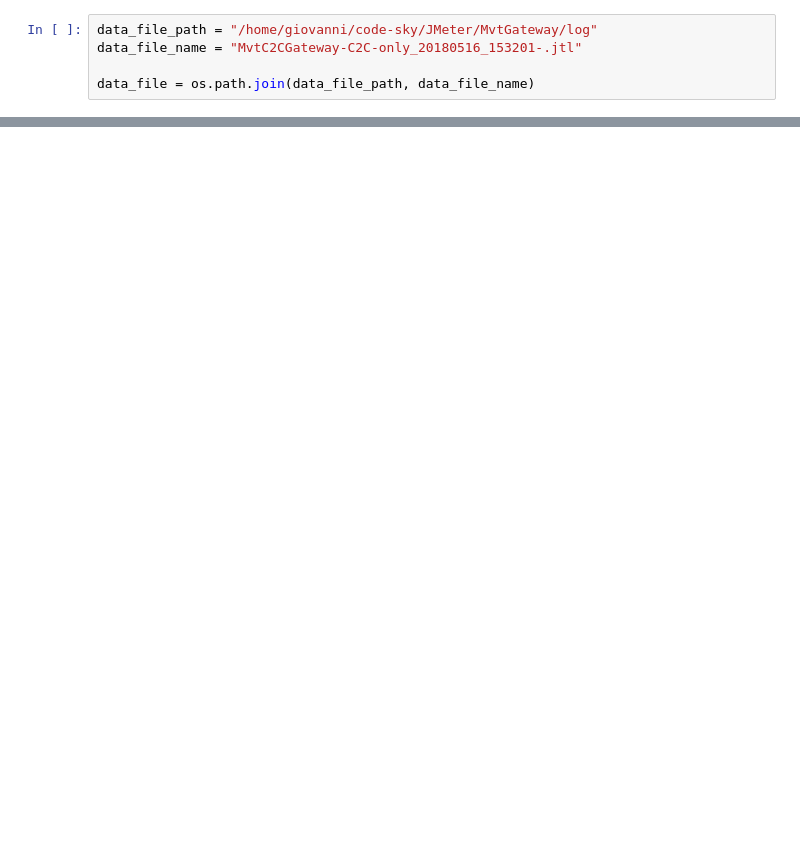
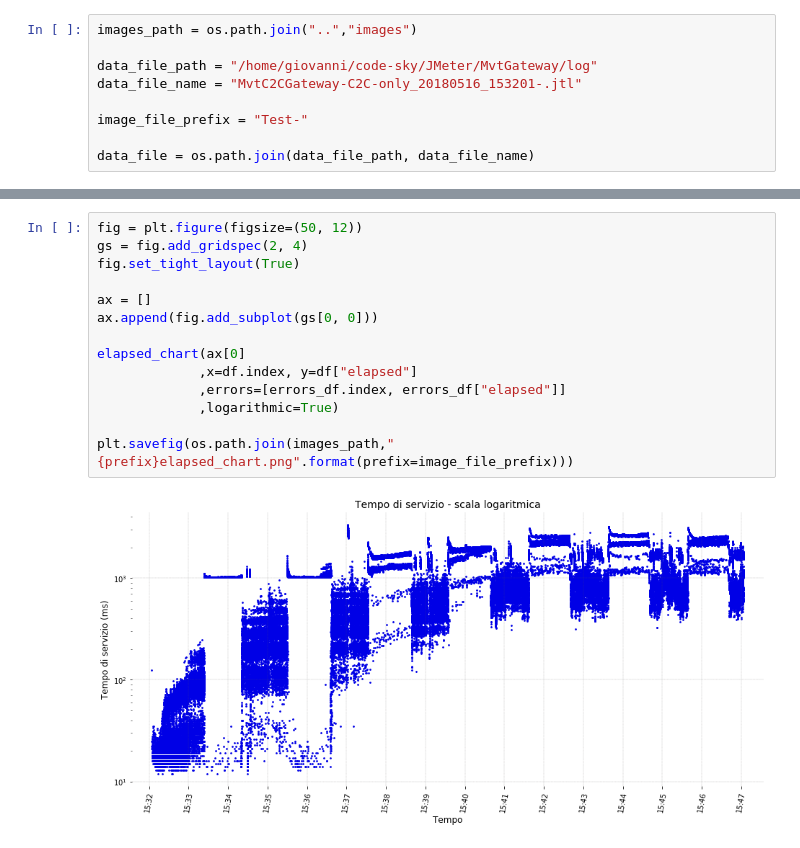
Before and after one commit to p-giovanni/JMeter_report, a Jupyter notebook: notebook/JMeter_Report.ipynb, the cells around one changed output, grey strips where cells are left out. Drawn from its saved outputs; the diff is of its cells as text; blank space fills up the shorter version.

```diff
--- a/notebook/JMeter_Report.ipynb
+++ b/notebook/JMeter_Report.ipynb
@@ -62,7 +107,11 @@ def set_axes_common_properties(axe, no_grid=False):
 # %%
+images_path = os.path.join("..","images")
+
 data_file_path = "/home/giovanni/code-sky/JMeter/MvtGateway/log"
 data_file_name = "MvtC2CGateway-C2C-only_20180516_153201-.jtl"
 
+image_file_prefix = "Test-"
+
 data_file = os.path.join(data_file_path, data_file_name)
 # %%
 dtype_dict = {
@@ -143,0 +290,16 @@ df['responseCode'].value_counts().loc[200]
+# %%
+fig = plt.figure(figsize=(50, 12))
+gs = fig.add_gridspec(2, 4)
+fig.set_tight_layout(True)
+
+ax = []
+ax.append(fig.add_subplot(gs[0, 0]))
+
+elapsed_chart(ax[0]
+             ,x=df.index, y=df["elapsed"]
+             ,errors=[errors_df.index, errors_df["elapsed"]]
+             ,logarithmic=True)
+
+plt.savefig(os.path.join(images_path,"{prefix}elapsed_chart.png".format(prefix=image_file_prefix)))
+# %% [output]
+[figure, added]
```
Also changed, not shown: parts of 12 cells of this notebook, 3 other files.
